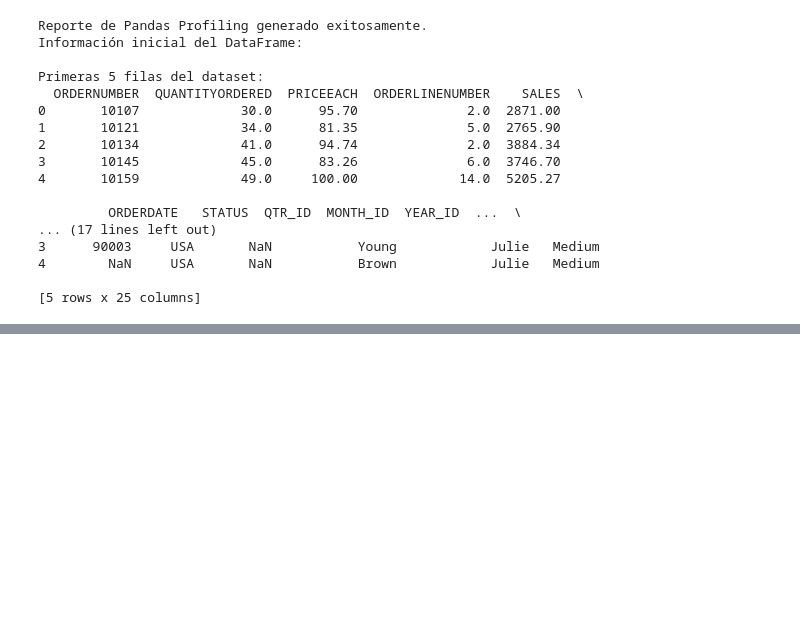
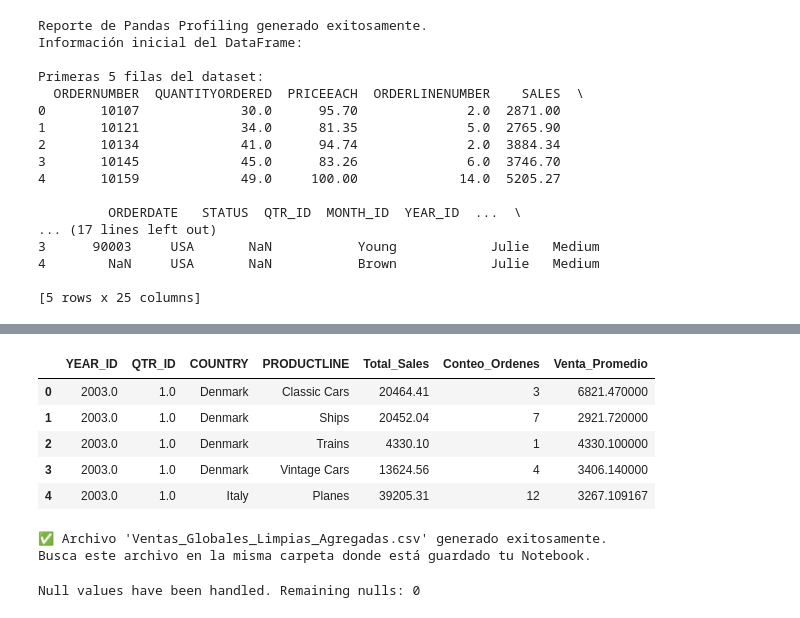
Before and after one commit to Eduard2591/proyecto-integrado-iii-analitica-ventas-omnicanal, a Jupyter notebook: Exploracion_Dataset.ipynb, the cells around one changed output, grey strips where cells are left out. Drawn from its saved outputs; the diff is of its cells as text; code cells hidden in the pictures; blank space fills up the shorter version.

```diff
--- a/Exploracion_Dataset.ipynb
+++ b/Exploracion_Dataset.ipynb
@@ -80,0 +307,27 @@ Primeras 5 filas del dataset:
+# %%
+df_agregado.head()
+# %% [output]
+|  | YEAR_ID | QTR_ID | COUNTRY | PRODUCTLINE | Total_Sales | Conteo_Ordenes | Venta_Promedio |
+| 0 | 2003.0 | 1.0 | Denmark | Classic Cars | 20464.41 | 3 | 6821.470000 |
+| 1 | 2003.0 | 1.0 | Denmark | Ships | 20452.04 | 7 | 2921.720000 |
+| 2 | 2003.0 | 1.0 | Denmark | Trains | 4330.10 | 1 | 4330.100000 |
+| 3 | 2003.0 | 1.0 | Denmark | Vintage Cars | 13624.56 | 4 | 3406.140000 |
+| 4 | 2003.0 | 1.0 | Italy | Planes | 39205.31 | 12 | 3267.109167 |
+# %%
+# descargo el DataFrame agregado con los datos limpios
+# Definir el nombre del archivo de salida
+nombre_archivo = 'Ventas_Globales_Limpias_Agregadas.csv'
+
+# Exportar a CSV
+# index=False es IMPORTANTE: evita que se guarde una columna extra con los números de fila (0, 1, 2...)
+df_agregado.to_csv(nombre_archivo, index=False)
+
+print(f"✅ Archivo '{nombre_archivo}' generado exitosamente.")
+print("Busca este archivo en la misma carpeta donde está guardado tu Notebook.")
+# %% [output]
+✅ Archivo 'Ventas_Globales_Limpias_Agregadas.csv' generado exitosamente.
+Busca este archivo en la misma carpeta donde está guardado tu Notebook.
+# %%
+print("Null values have been handled. Remaining nulls:", df_agregado.isnull().sum().sum())
+# %% [output]
+Null values have been handled. Remaining nulls: 0
```
Also changed, not shown: parts of 11 cells of this notebook, 1 other file.
